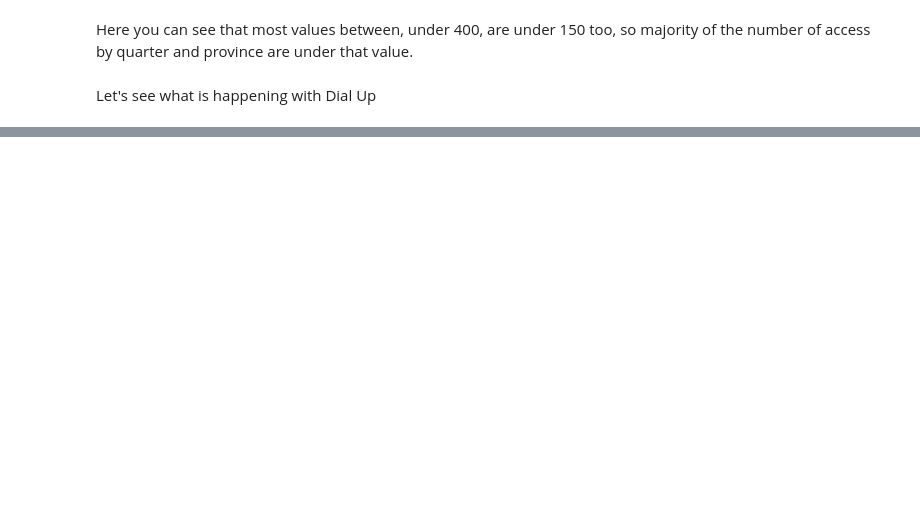
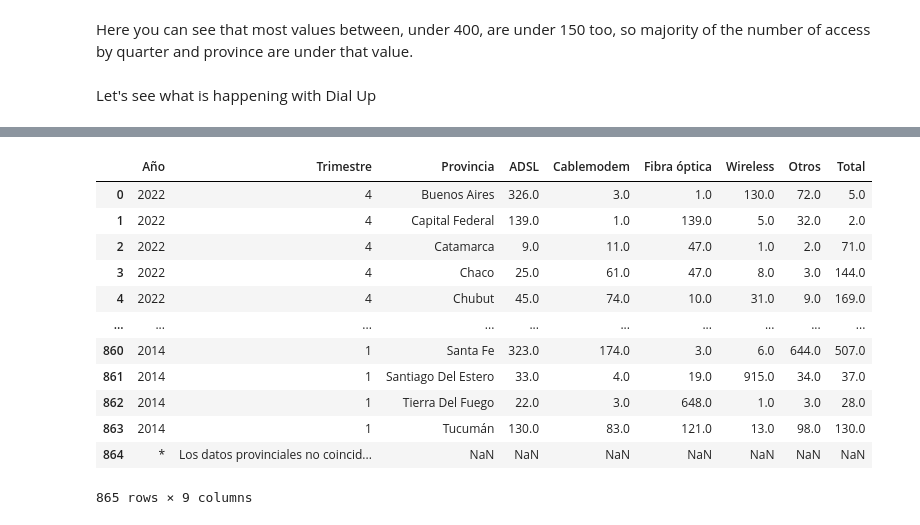
Before and after one commit to pablorobba/Data_Analyst_Telecomunication_project, a Jupyter notebook: EDA.ipynb, the cells around one changed output, grey strips where cells are left out. Cells and saved outputs as stored; diff of their text form; code cells hidden in the pictures; blank space fills up the shorter version.

```diff
--- a/EDA.ipynb
+++ b/EDA.ipynb
@@ -114,0 +129,17 @@ Now, would be interesting too see correlations between
+# %%
+df = pd.read_csv("Datasets/access_fixed_internet_byprovince.csv")
+df
+# %% [output]
+|  | Año | Trimestre | Provincia | ADSL | Cablemodem | Fibra óptica | Wireless | Otros | Total |
+| 0 | 2022 | 4 | Buenos Aires | 326.0 | 3.0 | 1.0 | 130.0 | 72.0 | 5.0 |
+| 1 | 2022 | 4 | Capital Federal | 139.0 | 1.0 | 139.0 | 5.0 | 32.0 | 2.0 |
+| 2 | 2022 | 4 | Catamarca | 9.0 | 11.0 | 47.0 | 1.0 | 2.0 | 71.0 |
+| 3 | 2022 | 4 | Chaco | 25.0 | 61.0 | 47.0 | 8.0 | 3.0 | 144.0 |
+| 4 | 2022 | 4 | Chubut | 45.0 | 74.0 | 10.0 | 31.0 | 9.0 | 169.0 |
+| ... | ... | ... | ... | ... | ... | ... | ... | ... | ... |
+| 860 | 2014 | 1 | Santa Fe | 323.0 | 174.0 | 3.0 | 6.0 | 644.0 | 507.0 |
+| 861 | 2014 | 1 | Santiago Del Estero | 33.0 | 4.0 | 19.0 | 915.0 | 34.0 | 37.0 |
+| 862 | 2014 | 1 | Tierra Del Fuego | 22.0 | 3.0 | 648.0 | 1.0 | 3.0 | 28.0 |
+| 863 | 2014 | 1 | Tucumán | 130.0 | 83.0 | 121.0 | 13.0 | 98.0 | 130.0 |
+| 864 | * | Los datos provinciales no coincid... | NaN | NaN | NaN | NaN | NaN | NaN | NaN |
+865 rows × 9 columns
```
Also changed, not shown: parts of 8 cells of this notebook, 6 other files.
